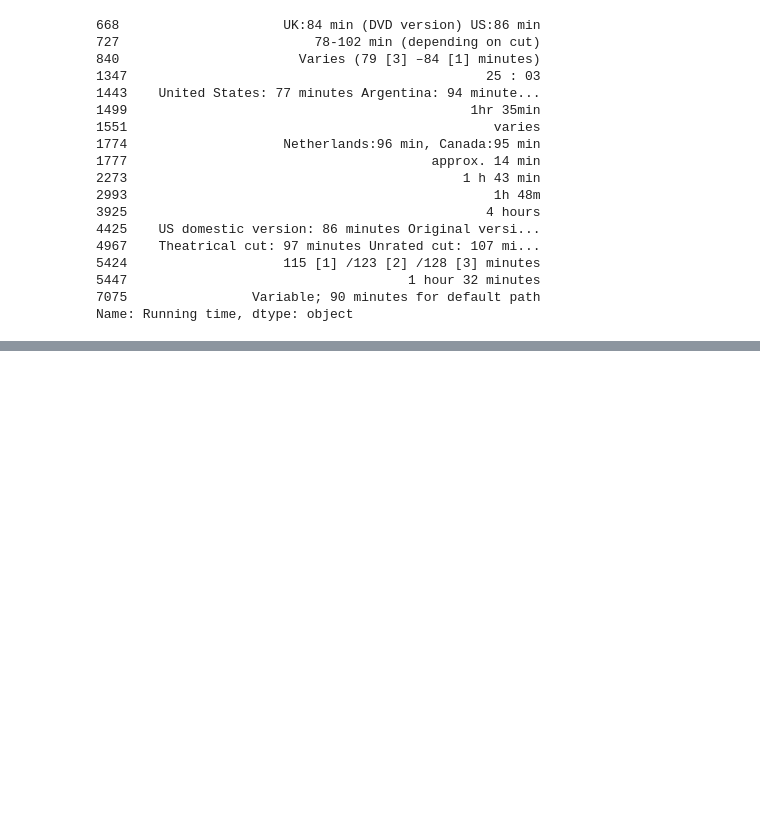
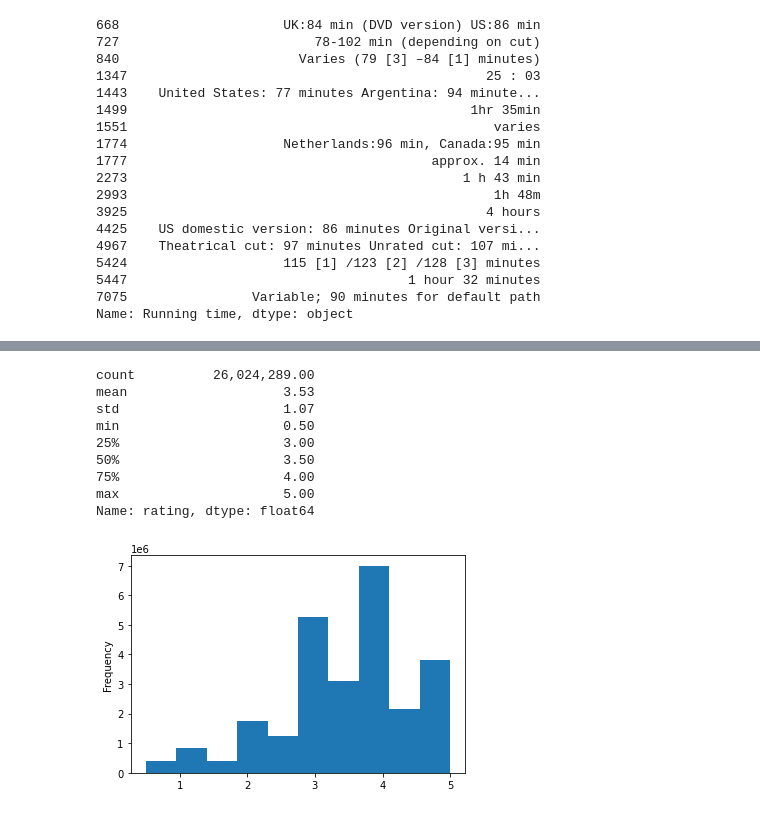
Before and after one commit to weise142/Movies-ETL, a Jupyter notebook: Movies-ETL.ipynb, the cells around one changed output, grey strips where cells are left out. Saved outputs shown, nothing was run; the diff lists cells and outputs as text; code cells hidden in the pictures; blank space fills up the shorter version.

```diff
--- a/Movies-ETL.ipynb
+++ b/Movies-ETL.ipynb
@@ -746,0 +840,20 @@ wiki_movies_df.drop('Running time', axis=1, inplace=True)
+# %%
+# Assign these datetimes to the timestamp column
+ratings['timestamp'] = pd.to_datetime(ratings['timestamp'], unit='s')
+# %%
+# Create a hisotgram and use the desribe method to print out some stats on
+# central tendency and spread for the ratings data
+pd.options.display.float_format = '{:20,.2f}'.format
+ratings['rating'].plot(kind='hist')
+ratings['rating'].describe()
+# %% [output]
+count          26,024,289.00
+mean                    3.53
+std                     1.07
+min                     0.50
+25%                     3.00
+50%                     3.50
+75%                     4.00
+max                     5.00
+Name: rating, dtype: float64
+[figure, added]
```
Also changed, not shown: parts of 10 cells of this notebook.
